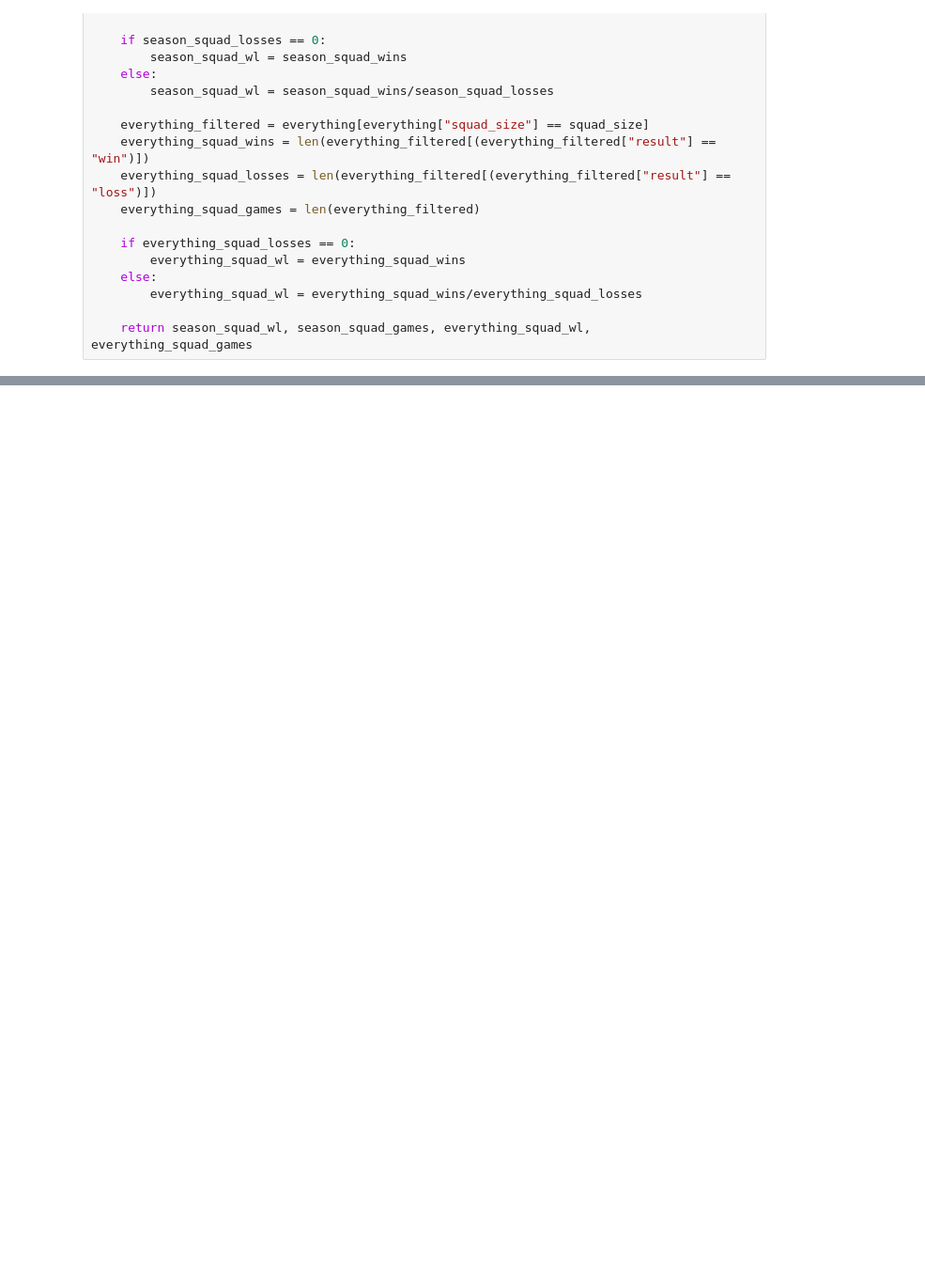
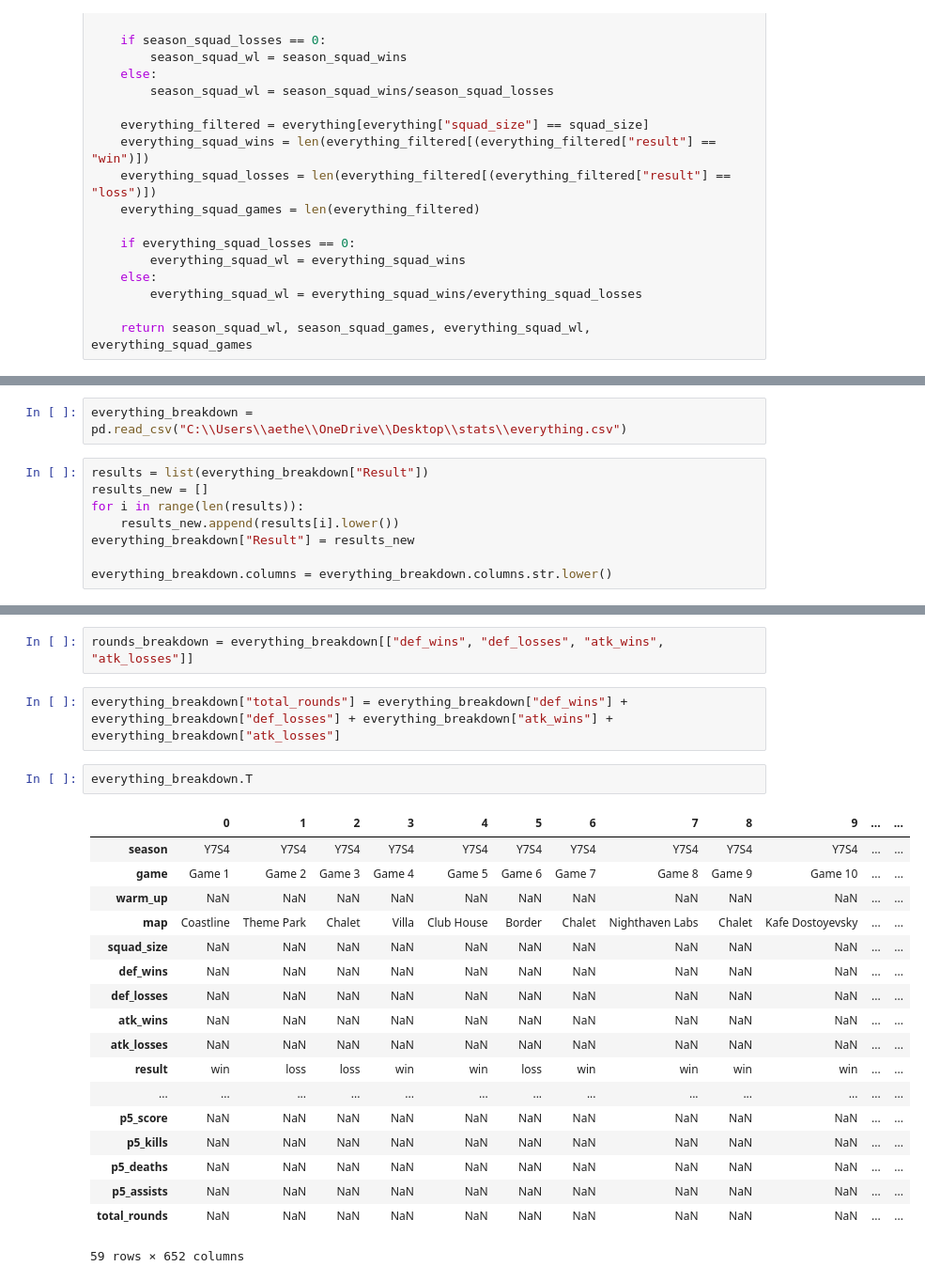
Before and after one commit to jkyle91000/siege-gameplay-analysis, a Jupyter notebook: analysis_with_sqlite.ipynb, the cells around one changed output, grey strips where cells are left out. Shown at 94% size. Saved outputs shown, nothing was run; the diff lists cells and outputs as text; blank space fills up the shorter version.

```diff
--- a/analysis_with_sqlite.ipynb
+++ b/analysis_with_sqlite.ipynb
@@ -271,0 +279,10 @@ perform.to_csv("C:\\Users\\aethe\\OneDrive\\Desktop\\stats\\performance_summary.
+# %%
+everything_breakdown = pd.read_csv("C:\\Users\\aethe\\OneDrive\\Desktop\\stats\\everything.csv")
+# %%
+results = list(everything_breakdown["Result"])
+results_new = []
+for i in range(len(results)):
+    results_new.append(results[i].lower())
+everything_breakdown["Result"] = results_new
+
+everything_breakdown.columns = everything_breakdown.columns.str.lower()
@@ -271,0 +391,25 @@ perform.to_csv("C:\\Users\\aethe\\OneDrive\\Desktop\\stats\\performance_summary.
+# %%
+rounds_breakdown = everything_breakdown[["def_wins", "def_losses", "atk_wins", "atk_losses"]]
+# %%
+everything_breakdown["total_rounds"] = everything_breakdown["def_wins"] + everything_breakdown["def_losses"] + everything_breakdown["atk_wins"] + everything_breakdown["atk_losses"]
+# %%
+everything_breakdown.T
+# %% [output]
+|  | 0 | 1 | 2 | 3 | 4 | 5 | 6 | 7 | 8 | 9 | ... | ... |
+| season | Y7S4 | Y7S4 | Y7S4 | Y7S4 | Y7S4 | Y7S4 | Y7S4 | Y7S4 | Y7S4 | Y7S4 | ... | ... |
+| game | Game 1 | Game 2 | Game 3 | Game 4 | Game 5 | Game 6 | Game 7 | Game 8 | Game 9 | Game 10 | ... | ... |
+| warm_up | NaN | NaN | NaN | NaN | NaN | NaN | NaN | NaN | NaN | NaN | ... | ... |
+| map | Coastline | Theme Park | Chalet | Villa | Club House | Border | Chalet | Nighthaven Labs | Chalet | Kafe Dostoyevsky | ... | ... |
+| squad_size | NaN | NaN | NaN | NaN | NaN | NaN | NaN | NaN | NaN | NaN | ... | ... |
+| def_wins | NaN | NaN | NaN | NaN | NaN | NaN | NaN | NaN | NaN | NaN | ... | ... |
+| def_losses | NaN | NaN | NaN | NaN | NaN | NaN | NaN | NaN | NaN | NaN | ... | ... |
+| atk_wins | NaN | NaN | NaN | NaN | NaN | NaN | NaN | NaN | NaN | NaN | ... | ... |
+| atk_losses | NaN | NaN | NaN | NaN | NaN | NaN | NaN | NaN | NaN | NaN | ... | ... |
+| result | win | loss | loss | win | win | loss | win | win | win | win | ... | ... |
+| ... | ... | ... | ... | ... | ... | ... | ... | ... | ... | ... | ... | ... |
+| p5_score | NaN | NaN | NaN | NaN | NaN | NaN | NaN | NaN | NaN | NaN | ... | ... |
+| p5_kills | NaN | NaN | NaN | NaN | NaN | NaN | NaN | NaN | NaN | NaN | ... | ... |
+| p5_deaths | NaN | NaN | NaN | NaN | NaN | NaN | NaN | NaN | NaN | NaN | ... | ... |
+| p5_assists | NaN | NaN | NaN | NaN | NaN | NaN | NaN | NaN | NaN | NaN | ... | ... |
+| total_rounds | NaN | NaN | NaN | NaN | NaN | NaN | NaN | NaN | NaN | NaN | ... | ... |
+59 rows × 652 columns
```
Also changed, not shown: parts of 25 cells of this notebook.
